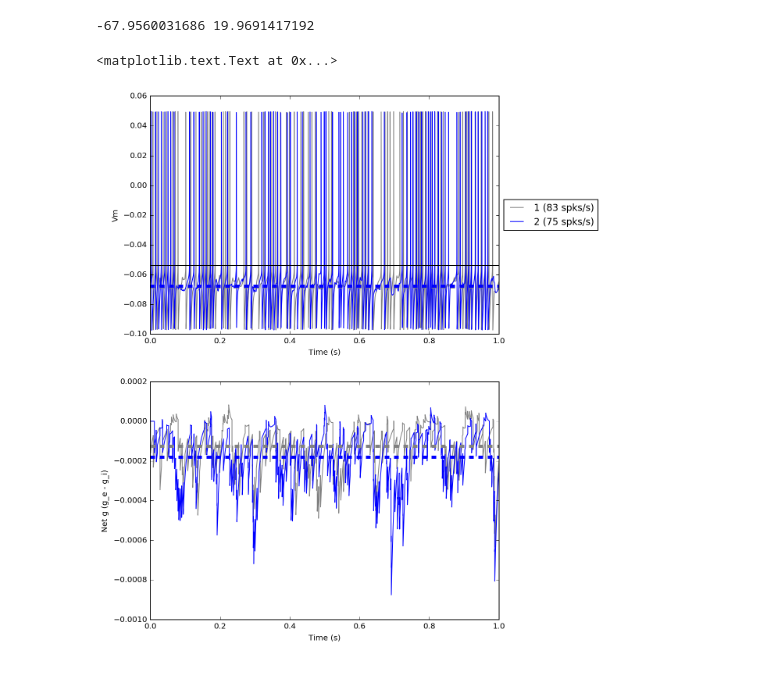
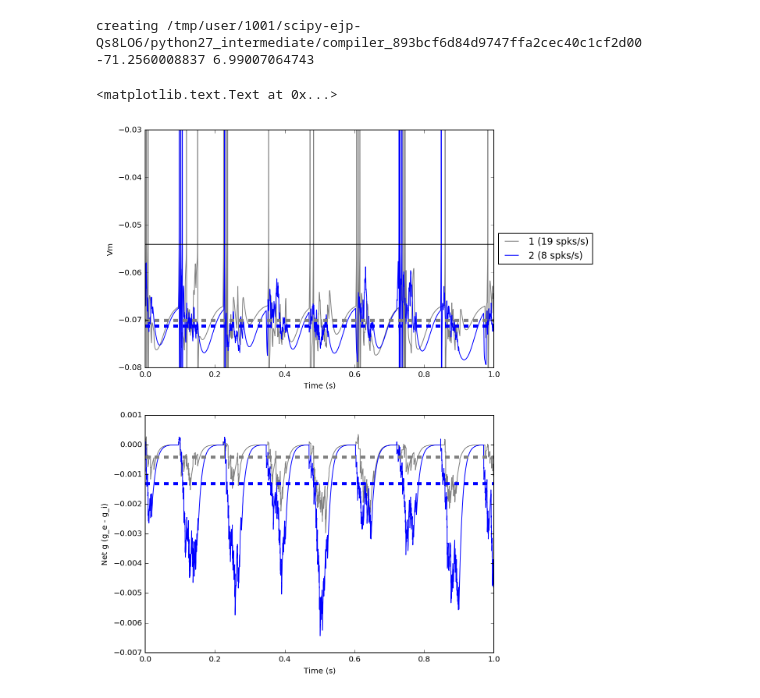
Before and after one commit to voytekresearch/pacological, a Jupyter notebook: ipynb/hh.ipynb, the cells around one changed output. Drawn from its saved outputs; the diff is of its cells as text; code cells hidden in the pictures.

```diff
--- a/ipynb/hh.ipynb
+++ b/ipynb/hh.ipynb
@@ -42,20 +41,20 @@ def plot_fi(rates, Is, gs, vs, xfactors):
     plt.ylabel("Vm (mvolt)")
 # %%
 # --
-f = 0
-
-I = 3
-w_e = 40.
-w_i = 160.
-
+f = 8
+I = 0  # 300
 xfactor1 = 1
-xfactor2 = 1
+xfactor2 = 3
 
 # --
 t = 1
 
-res1 = exp(t, I, xfactor1, f=f)
-res2 = exp(t, I, xfactor2, f=f)
+w = 100
+k = 1
+r = 400
+
+res1 = exp(t, I, xfactor1, f=f, r=r, w_e=k*w, w_i=k*w*4)
+res2 = exp(t, I, xfactor2, f=f, r=r, w_e=k*w, w_i=k*w*4)
 
 # --
 spikes1 = res1['spikes']
@@ -63,42 +62,43 @@ traces1 = res1['traces']
 spikes2 = res2['spikes']
 traces2 = res2['traces']
 
-tot_g1 = traces1.g_e_[0] - traces1.g_i_[0]
 M_v1 = np.mean(traces1.V_[0])
 SD_v1 = np.std(traces1.V_[0])
+
+tot_g1 = traces1.g_e_[0] - traces1.g_i_[0]
 rate1 = spikes1.t_[:].shape[0] / t
 
 tot_g2 = traces2.g_e_[0] - traces2.g_i_[0]
 rate2 = spikes2.t_[:].shape[0] / t
 
 voltages = traces2.V_[0]
-# mask = np.logical_and((voltages < -0.06), (voltages > -0.08))
 M_v2 = np.mean(voltages)
 SD_v2 = np.std(voltages)
 print M_v2 * 1000, SD_v2 * 1000
 
 # --
 n_plot = 2
-plt.figure(figsize=(8,12))
+plt.figure(figsize=(8, 12))
 plt.subplot(n_plot, 1, 1)
-
 plt.plot(traces1.t_, traces1.V_[0], 'grey', label='1 ({} spks/s)'.format(rate1))
 plt.plot(traces2.t_, traces2.V_[0], 'blue', label='2 ({} spks/s)'.format(rate2))
 plt.axhline(y=-0.054, color='k')
 plt.axhline(y=np.mean(traces1.V_[0]), color='grey', linestyle='--', linewidth=4)
 plt.axhline(y=np.mean(traces2.V_[0]), color='blue', linestyle='--', linewidth=4)
 plt.xlabel('Time (s)')
+plt.ylim(-0.08, -.030)
 plt.ylabel('Vm')
 plt.legend(loc='center left', bbox_to_anchor=(1, 0.5))
 
 plt.subplot(n_plot, 1, 2)
 plt.plot(traces1.t_, tot_g1, 'grey', label='1')
 plt.plot(traces2.t_, tot_g2, 'blue', label='2')
 plt.axhline(y=np.mean(tot_g1), color='grey', linestyle='--', linewidth=4)
 plt.axhline(y=np.mean(tot_g2), color='blue', linestyle='--', linewidth=4)
 plt.xlabel('Time (s)')
 plt.ylabel('Net g (g_e - g_i)')
 # %% [output]
--67.9560031686 19.9691417192
+creating /tmp/user/1001/scipy-ejp-Qs8LO6/python27_intermediate/compiler_893bcf6d84d9747ffa2cec40c1cf2d00
+-71.2560008837 6.99007064743
 <matplotlib.text.Text at 0x...>
-[figure, old version]
+[figure, new version]
```
Also changed, not shown: parts of 30 cells of this notebook, 13 other files.
